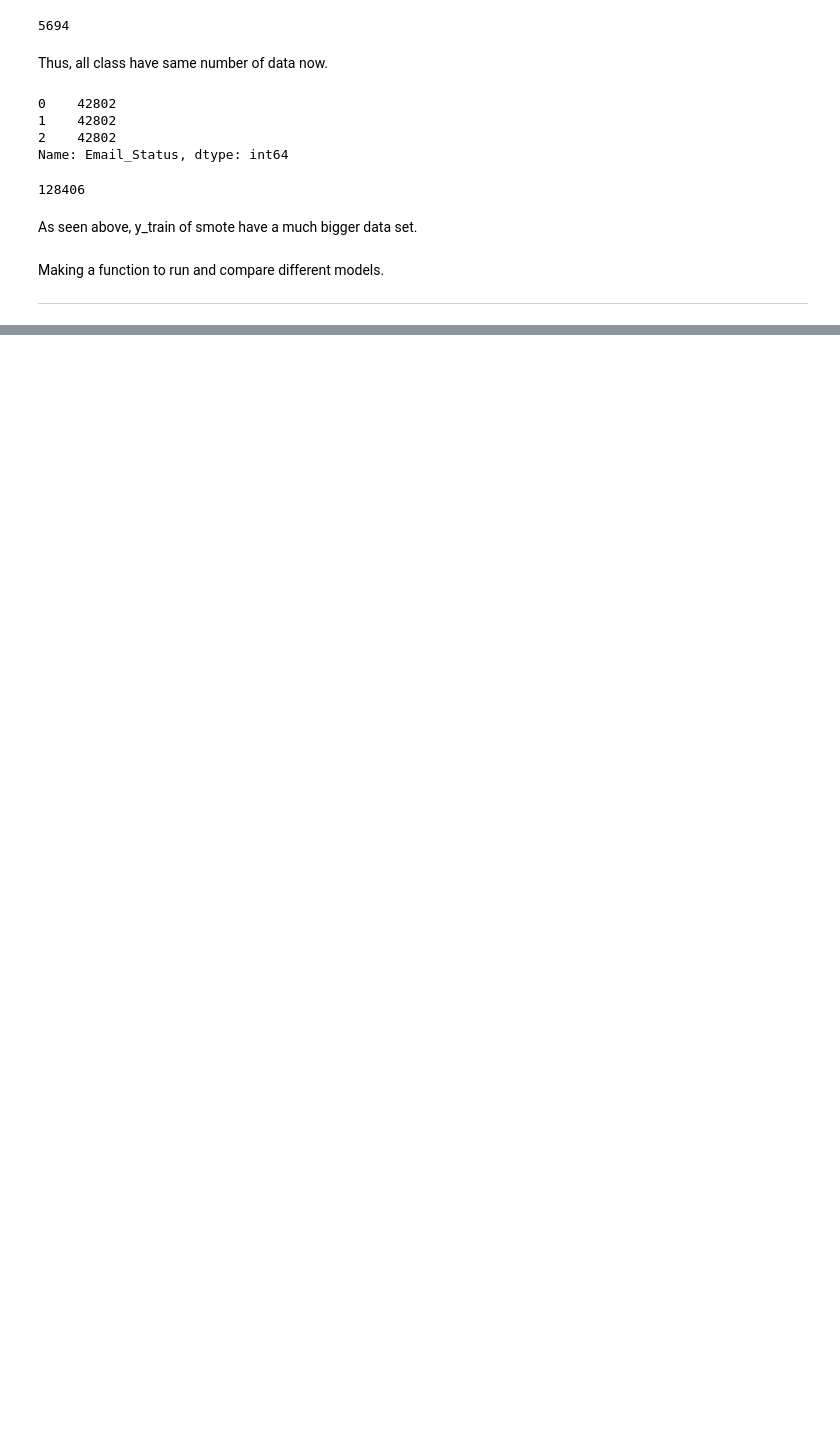
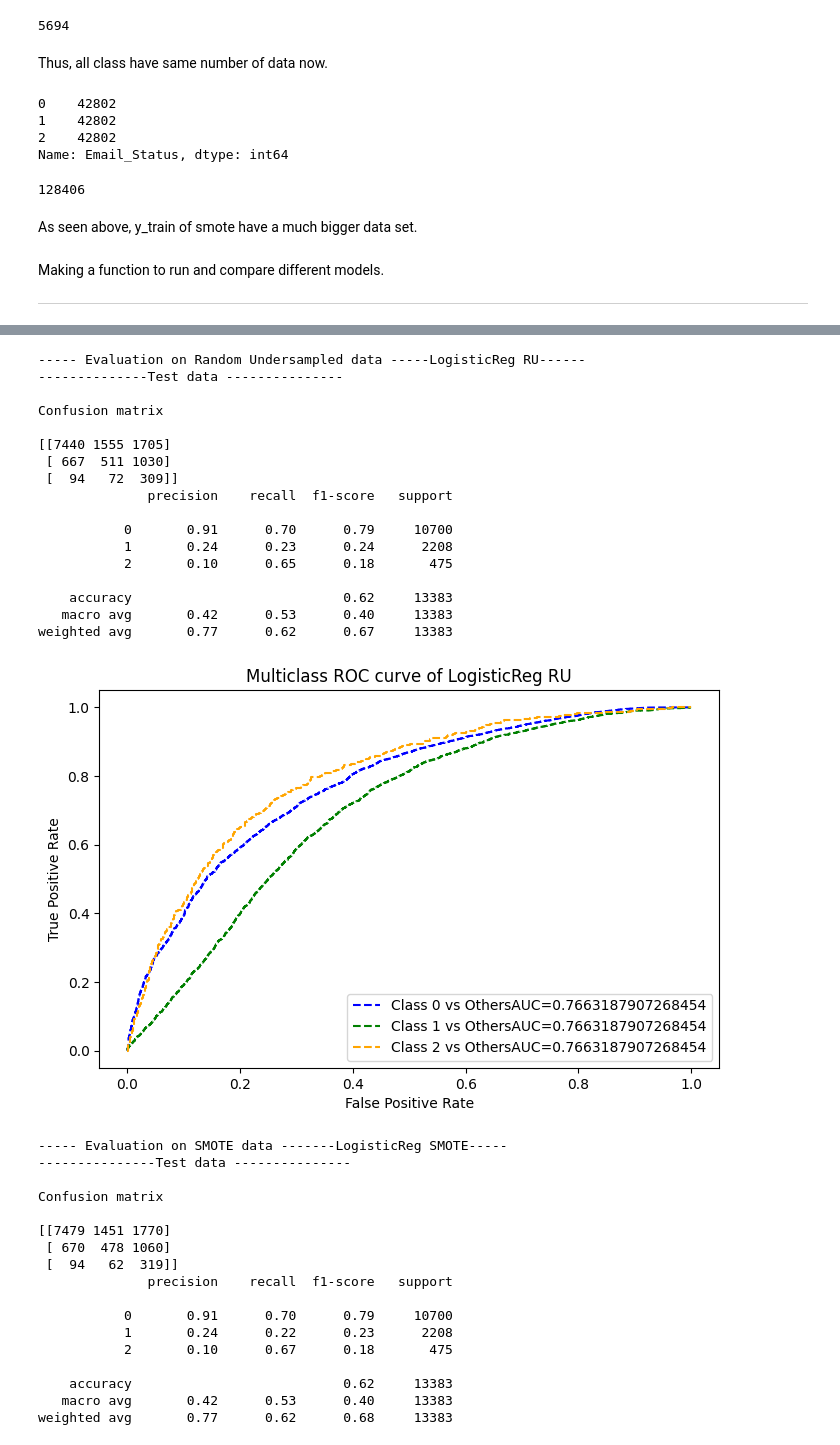
Before and after one commit to akashkivani/almabetter-Email-Campaign-Effectiveness-Prediction-Project, a Jupyter notebook: Email_Campaign_Effectiveness_Prediction.ipynb, the cells around one changed output, grey strips where cells are left out. Saved outputs shown, nothing was run; the diff lists cells and outputs as text; code cells hidden in the pictures; blank space fills up the shorter version.

```diff
--- a/Email_Campaign_Effectiveness_Prediction.ipynb
+++ b/Email_Campaign_Effectiveness_Prediction.ipynb
@@ -559,13 +559,3 @@ Making a function to run and compare different models.
 # %%
 #Columns req. for model comparision Table.
 comparison_columns = ['Model_Name', 'Train_Accuracy', 'Train_Recall', 'Train_Precision', 'Train_F1score', 'Train_AUC' ,'Test_Accuracy', 'Test_Recall', 'Test_Precision', 'Test_F1score', 'Test_AUC']
-# %%
-#Function to evaluate model.
-
-def model_evaluation(model_name_RUS,model_name_SMOTE,model_var_rus, model_var_smote, x_train_rus, y_train_rus, x_train_smote, y_train_smote, X_test, y_test):
-
-
-  #Prediction by random unsampling.
-  y_pred_ru_train = model_var_rus.predict(x_train_rus)
-  y_pred_ru_test = model_var_rus.predict(x_test)
-  #Probablity
@@ -571,0 +700,4 @@ def model_evaluation(model_name_RUS,model_name_SMOTE,model_var_rus, model_var_sm
+# %%
+#Modelling for random unsampling
+logistic_ru = LogisticRegression(class_weight='balanced',multi_class='multinomial', solver='lbfgs')
+logistic_ru.fit(x_train_ru, y_train_ru)
@@ -571,0 +706,4 @@ def model_evaluation(model_name_RUS,model_name_SMOTE,model_var_rus, model_var_sm
+# %%
+#Modelling for smote
+logistic_smote = LogisticRegression(class_weight='balanced',multi_class='multinomial', solver='lbfgs')
+logistic_smote.fit(x_train_smote, y_train_smote)
@@ -571,0 +719,41 @@ def model_evaluation(model_name_RUS,model_name_SMOTE,model_var_rus, model_var_sm
+# %%
+#Evaluating LR model.
+
+logistic_reg_eval = model_evaluation('LogisticReg RU','LogisticReg SMOTE',logistic_ru, logistic_smote, x_train_ru, y_train_ru, x_train_smote, y_train_smote, x_test, y_test)
+logistic_reg_eval
+# %% [output]
+----- Evaluation on Random Undersampled data -----LogisticReg RU------
+--------------Test data ---------------
+
+Confusion matrix
+
+[[7440 1555 1705]
+ [ 667  511 1030]
+ [  94   72  309]]
+              precision    recall  f1-score   support
+
+           0       0.91      0.70      0.79     10700
+           1       0.24      0.23      0.24      2208
+           2       0.10      0.65      0.18       475
+
+    accuracy                           0.62     13383
+   macro avg       0.42      0.53      0.40     13383
+weighted avg       0.77      0.62      0.67     13383
+[figure, added]
+----- Evaluation on SMOTE data -------LogisticReg SMOTE-----
+---------------Test data ---------------
+
+Confusion matrix
+
+[[7479 1451 1770]
+ [ 670  478 1060]
+ [  94   62  319]]
+              precision    recall  f1-score   support
+
+           0       0.91      0.70      0.79     10700
+           1       0.24      0.22      0.23      2208
+           2       0.10      0.67      0.18       475
+
+    accuracy                           0.62     13383
+   macro avg       0.42      0.53      0.40     13383
+weighted avg       0.77      0.62      0.68     13383
```
Also changed, not shown: parts of 36 cells of this notebook.
